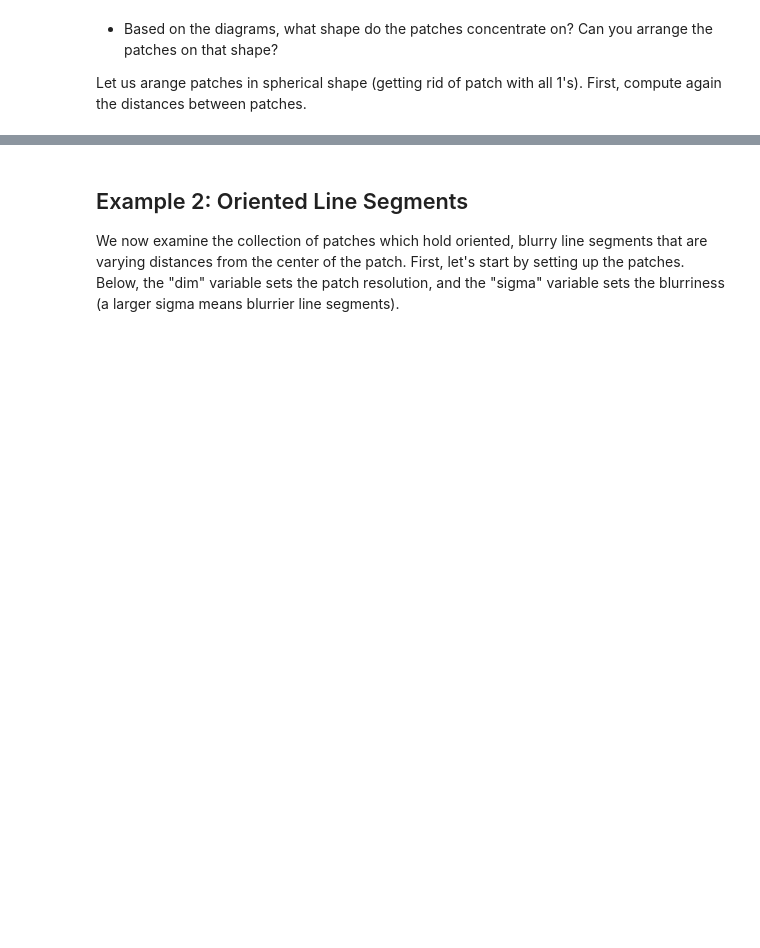
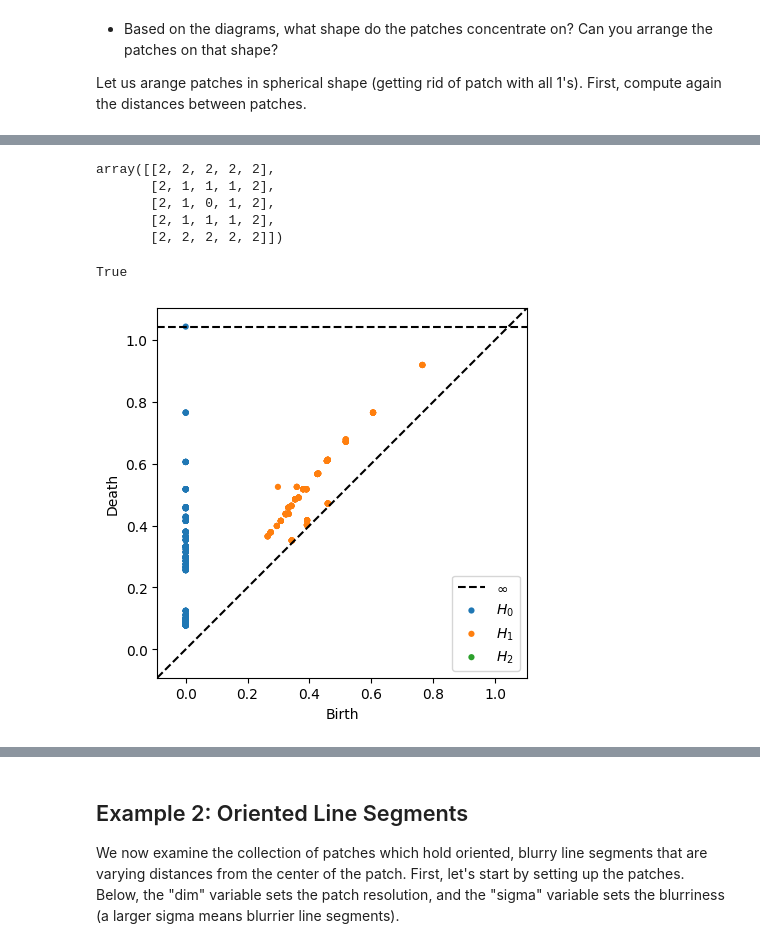
Before and after one commit to atorras1618/Miscellaneous-TDA-notebooks, a Jupyter notebook: Image_Patches.ipynb, the cells around one changed output, grey strips where cells are left out. Drawn from its saved outputs; the diff is of its cells as text; code cells hidden in the pictures; blank space fills up the shorter version.

```diff
--- a/Image_Patches.ipynb
+++ b/Image_Patches.ipynb
@@ -306,0 +269,26 @@ Let us now normalize and do as suggested.
+# %%
+np.reshape(outer_weights, (5,5))
+# %% [output]
+array([[2, 2, 2, 2, 2],
+       [2, 1, 1, 1, 2],
+       [2, 1, 0, 1, 2],
+       [2, 1, 1, 1, 2],
+       [2, 2, 2, 2, 2]])
+# %%
+P_norm_out = np.copy(P_norm)
+for i in range(2):
+    P_norm_out = np.multiply(P_norm_out, outer_weights)
+    XSqr_norm_out = np.sum(P_norm_out**2, 1) # compute L^2 norm
+    XSqr_norm_out = np.sqrt(XSqr_norm_out)
+    P_norm_out = np.divide(P_norm_out.T, XSqr_norm_out).T
+# %%
+np.allclose(np.sum(P_norm_out**2, 1), np.ones(P_norm_out.shape[0]), atol=1e-10)
+# %% [output]
+True
+# %%
+plt.figure()
+dgms = ripser(P_norm_out, maxdim=2, metric='euclidean')['dgms']
+plot_diagrams(dgms)
+plt.show()
+# %% [output]
+[figure, added]
```
Also changed, not shown: parts of 28 cells of this notebook.
